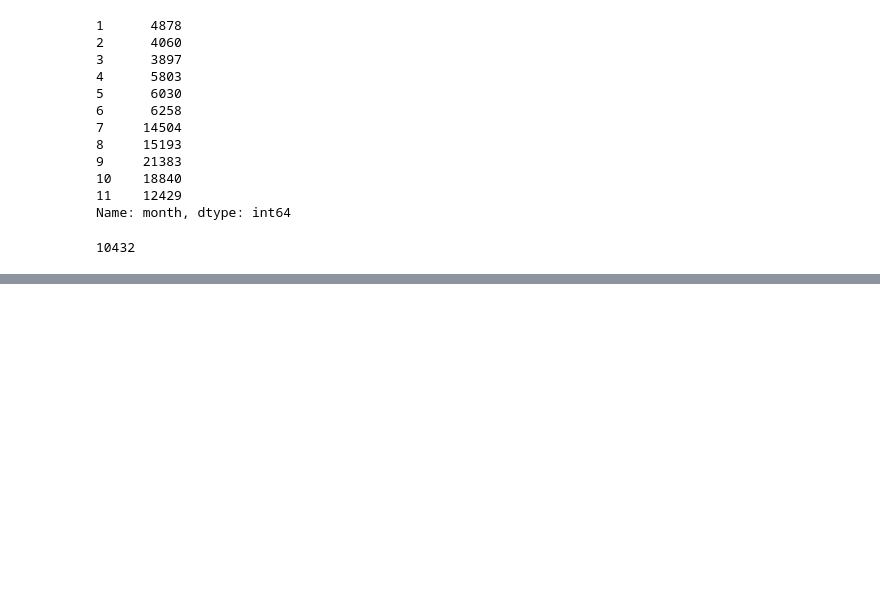
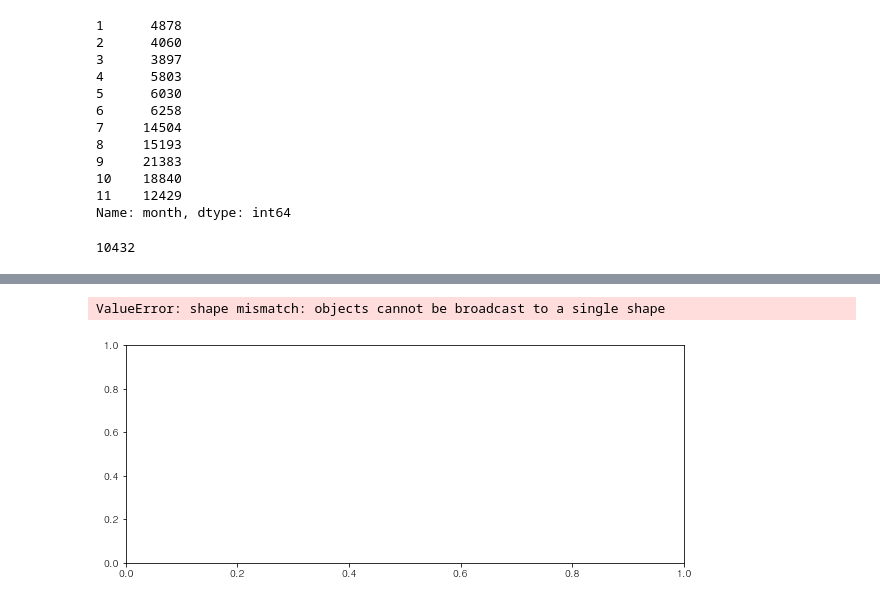
Before and after one commit to mundo99/2-2_BigData, a Jupyter notebook: 코로나19 누적데이터.ipynb, the cells around one changed output, grey strips where cells are left out. Cells and saved outputs as stored; diff of their text form; code cells hidden in the pictures; blank space fills up the shorter version.

```diff
--- a/코로나19 누적데이터.ipynb
+++ b/코로나19 누적데이터.ipynb
@@ -201,0 +250,10 @@ You should consider upgrading via the 'c:\python_3_8_8\python.exe -m pip install
+# %%
+plt.figure(figsize=(10,4))
+plt.bar(df21.index,df21M, label="21년도 확진자 수")
+plt.bar(df20.index,df20M, label="20년도 확진자수")
+plt.xticks(range(1,13),monthName)
+plt.legend()
+plt.show()
+# %% [output]
+ValueError: shape mismatch: objects cannot be broadcast to a single shape
+[figure, added]
```
Also changed, not shown: parts of 10 cells of this notebook, 3 other files.
